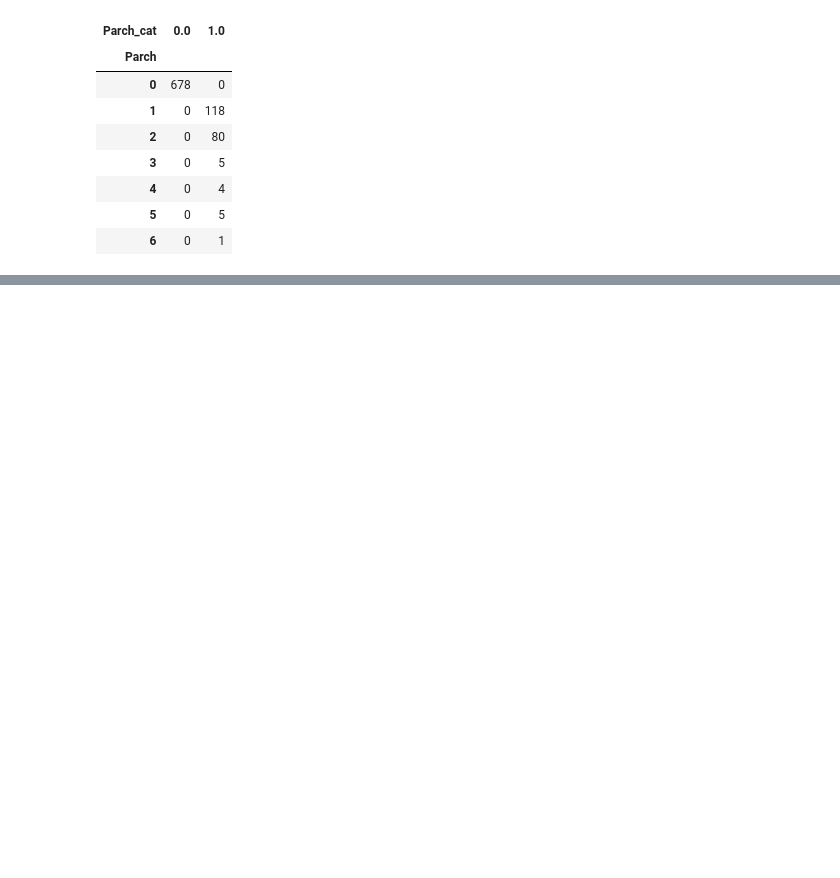
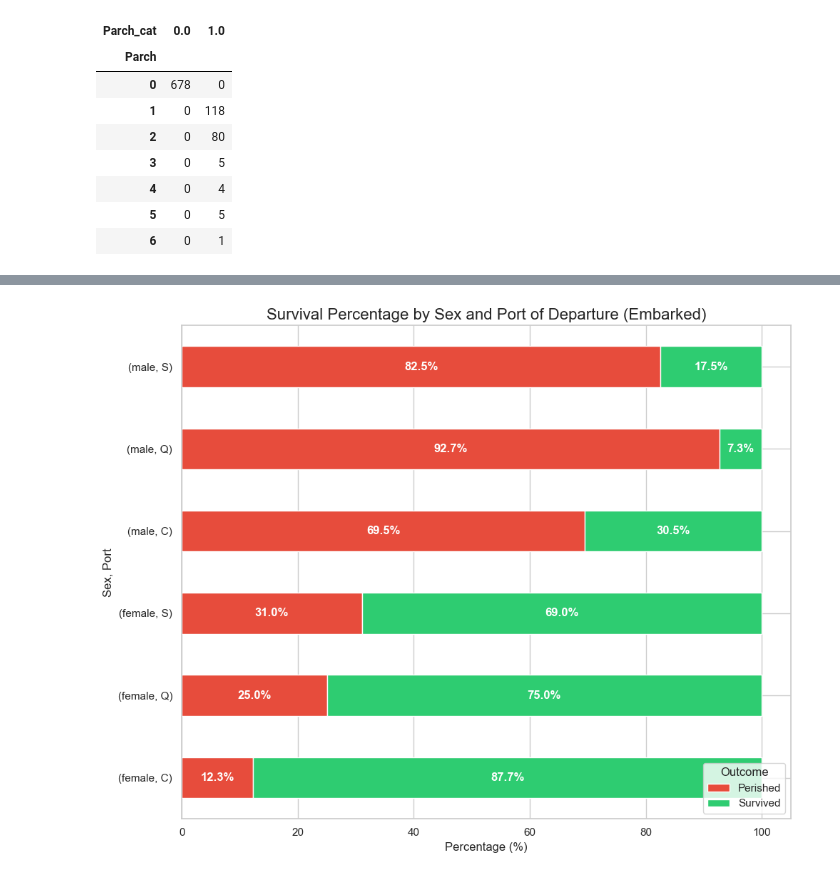
Before and after one commit to Umbretemp/Data_Visualization_And_Modeling, a Jupyter notebook: Lab/2.3 Visualizing Relationships Between Categorical Features Lab.ipynb, the cells around one changed output, grey strips where cells are left out. Drawn from its saved outputs; the diff is of its cells as text; code cells hidden in the pictures; blank space fills up the shorter version.

```diff
--- a/Lab/2.3 Visualizing Relationships Between Categorical Features Lab.ipynb
+++ b/Lab/2.3 Visualizing Relationships Between Categorical Features Lab.ipynb
@@ -108,0 +353,31 @@ plt.show()
+# %%
+ct = pd.crosstab([df['Sex'], df['Embarked']], df['Survived'], normalize='index') * 100
+
+# 3. Plot as a horizontal stacked bar chart
+# We use figsize=(10, 8) to ensure the 8 bars (2 sexes * 4 age groups) fit comfortably
+ax = ct.plot(kind='barh',
+             stacked=True,
+             figsize=(10, 8),
+             color=['#e74c3c', '#2ecc71']) # Red for Perished, Green for Survived
+
+# 4. Formatting
+plt.title('Survival Percentage by Sex and Port of Departure (Embarked)', fontsize=16)
+plt.xlabel('Percentage (%)')
+plt.ylabel('Sex, Port')
+plt.legend(title='Outcome', labels=['Perished', 'Survived'], loc='lower right')
+
+# Add percentage text labels to the center of each bar segment
+for p in ax.patches:
+    width = p.get_width()
+    height = p.get_height()
+    x, y = p.get_xy()
+    if width > 0:
+        ax.annotate(f'{width:.1f}%',
+                    (x + width / 2, y + height / 2),
+                    ha='center', va='center',
+                    color='white', fontweight='bold')
+
+plt.tight_layout()
+plt.show()
+# %% [output]
+[figure, added]
```
Also changed, not shown: parts of 24 cells of this notebook.
